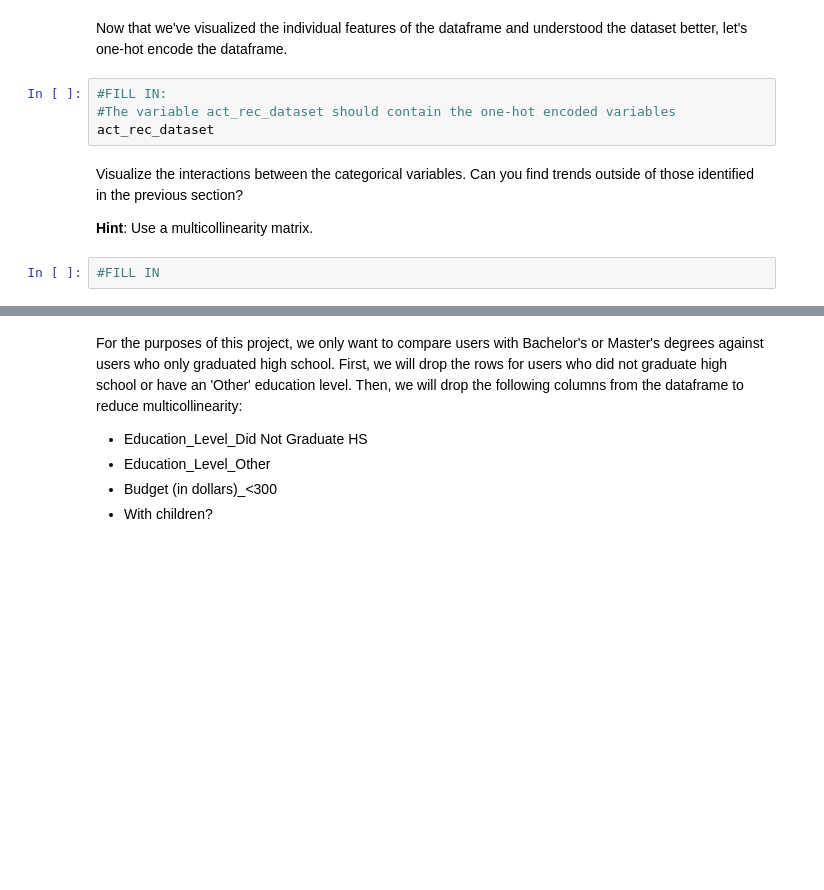
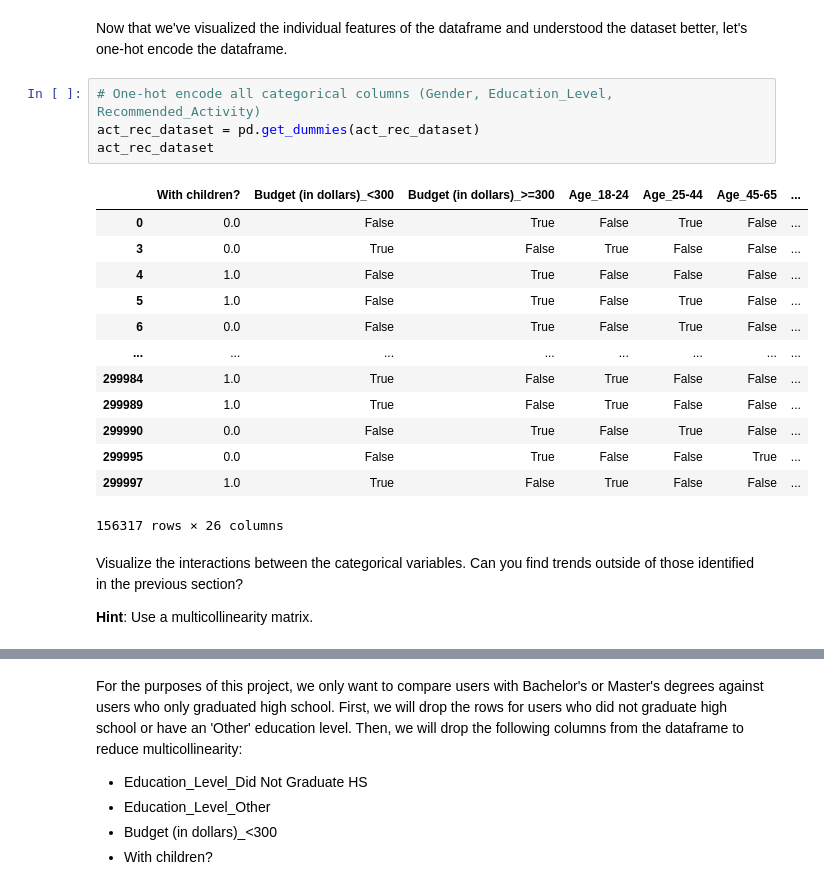
Before and after one commit to thebreadishard/udacity-idoou, a Jupyter notebook: AI Ethics Project -- STARTER.ipynb, the cells around one changed output, grey strips where cells are left out. Drawn from its saved outputs; the diff is of its cells as text; blank space fills up the shorter version.

```diff
--- a/AI Ethics Project -- STARTER.ipynb
+++ b/AI Ethics Project -- STARTER.ipynb
@@ -79,12 +134,24 @@ Question: Is there a greater representation of certain groups over others?
 # %% [markdown]
 Now that we've visualized the individual features of the dataframe and understood the dataset better, let's one-hot encode the dataframe.
-# %%
-#FILL IN:
-#The variable act_rec_dataset should contain the one-hot encoded variables
-act_rec_dataset
+# %%
+# One-hot encode all categorical columns (Gender, Education_Level, Recommended_Activity)
+act_rec_dataset = pd.get_dummies(act_rec_dataset)
+act_rec_dataset
+# %% [output]
+|  | With children? | Budget (in dollars)_<300 | Budget (in dollars)_>=300 | Age_18-24 | Age_25-44 | Age_45-65 | ... |
+| 0 | 0.0 | False | True | False | True | False | ... |
+| 3 | 0.0 | True | False | True | False | False | ... |
+| 4 | 1.0 | False | True | False | False | False | ... |
+| 5 | 1.0 | False | True | False | True | False | ... |
+| 6 | 0.0 | False | True | False | True | False | ... |
+| ... | ... | ... | ... | ... | ... | ... | ... |
+| 299984 | 1.0 | True | False | True | False | False | ... |
+| 299989 | 1.0 | True | False | True | False | False | ... |
+| 299990 | 0.0 | False | True | False | True | False | ... |
+| 299995 | 0.0 | False | True | False | False | True | ... |
+| 299997 | 1.0 | True | False | True | False | False | ... |
+156317 rows × 26 columns
 # %% [markdown]
 Visualize the interactions between the categorical variables. Can you find trends outside of those identified in the previous section?
 
 **Hint**: Use a multicollinearity matrix.
-# %%
-#FILL IN
```
Also changed, not shown: parts of 17 cells of this notebook.
